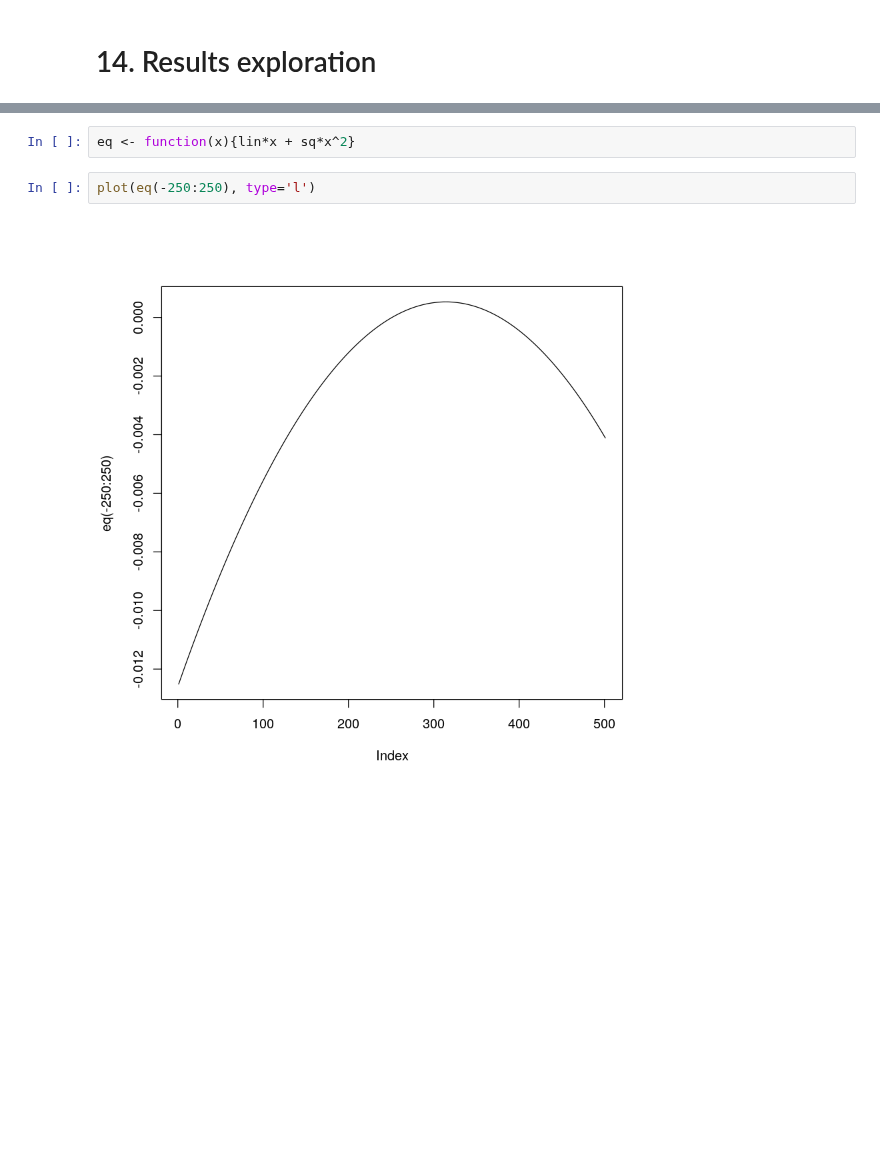
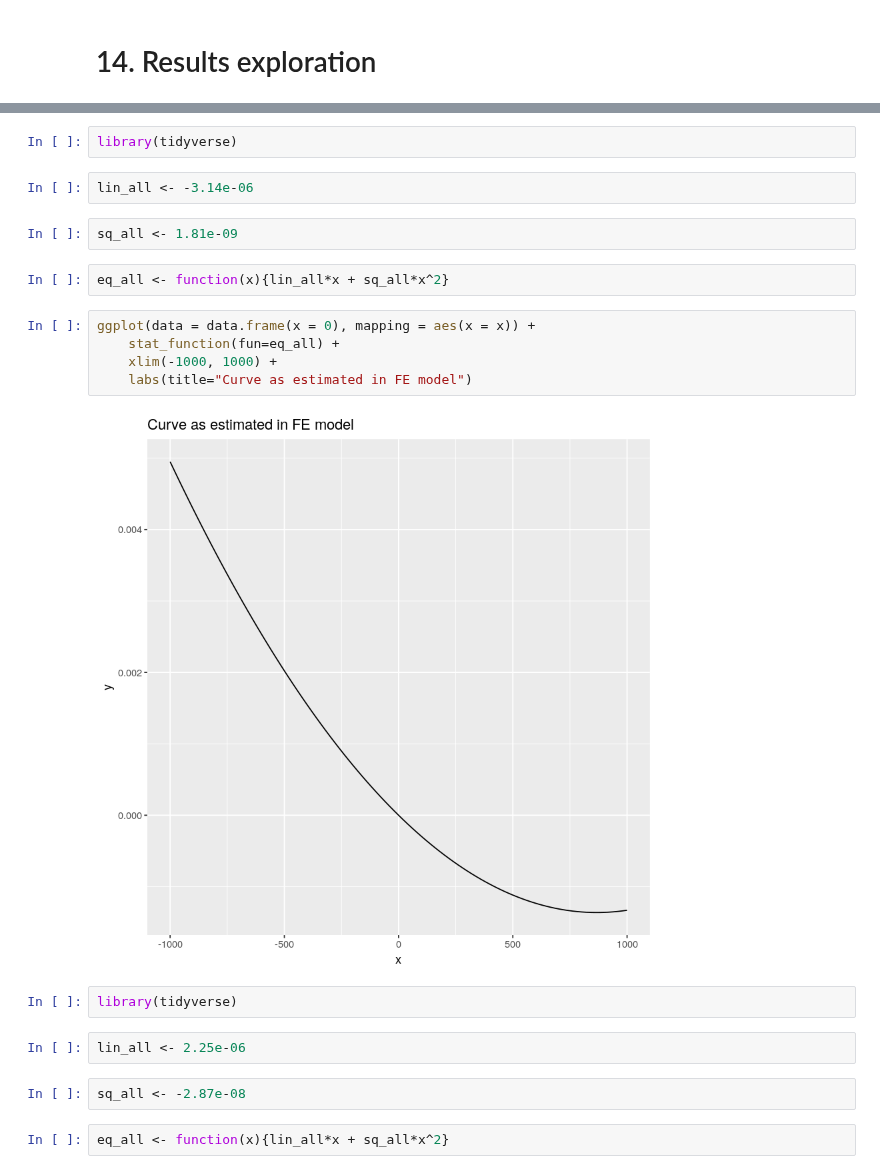
Before and after one commit to julianbarg/oil_industry, a Jupyter notebook: workbooks/utility1r_plot_results.ipynb, the cells around one changed output, grey strips where cells are left out. Cells and saved outputs as stored; diff of their text form; blank space fills up the shorter version.

Commit message:
Auxiliary visualization of results.

```diff
--- a/workbooks/utility1r_plot_results.ipynb
+++ b/workbooks/utility1r_plot_results.ipynb
@@ -7,6 +5,23 @@ sq <- -1.33e-07
+# %%
+library(tidyverse)
+# %%
+lin_all <- -3.14e-06
+# %%
+sq_all <- 1.81e-09
 # %%
-eq <- function(x){lin*x + sq*x^2}
+eq_all <- function(x){lin_all*x + sq_all*x^2}
-# %%
-plot(eq(-250:250), type='l')
-# %% [output]
-[figure, removed]
+# %%
+ggplot(data = data.frame(x = 0), mapping = aes(x = x)) +
+    stat_function(fun=eq_all) +
+    xlim(-1000, 1000) +
+    labs(title="Curve as estimated in FE model")
+# %% [output]
+[figure, added]
+# %%
+library(tidyverse)
+# %%
+lin_all <- 2.25e-06
+# %%
+sq_all <- -2.87e-08
+# %%
+eq_all <- function(x){lin_all*x + sq_all*x^2}
```
Also changed, not shown: parts of 4 cells of this notebook.
